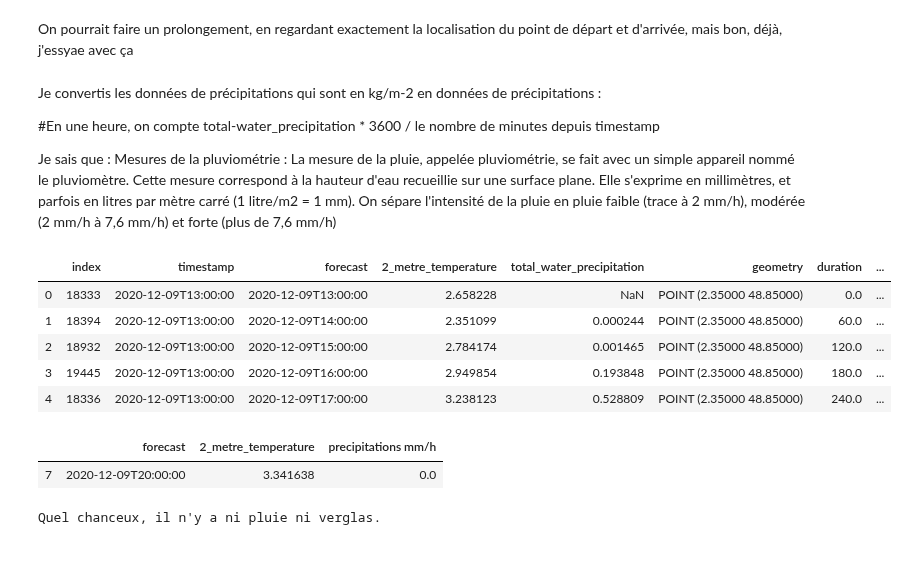
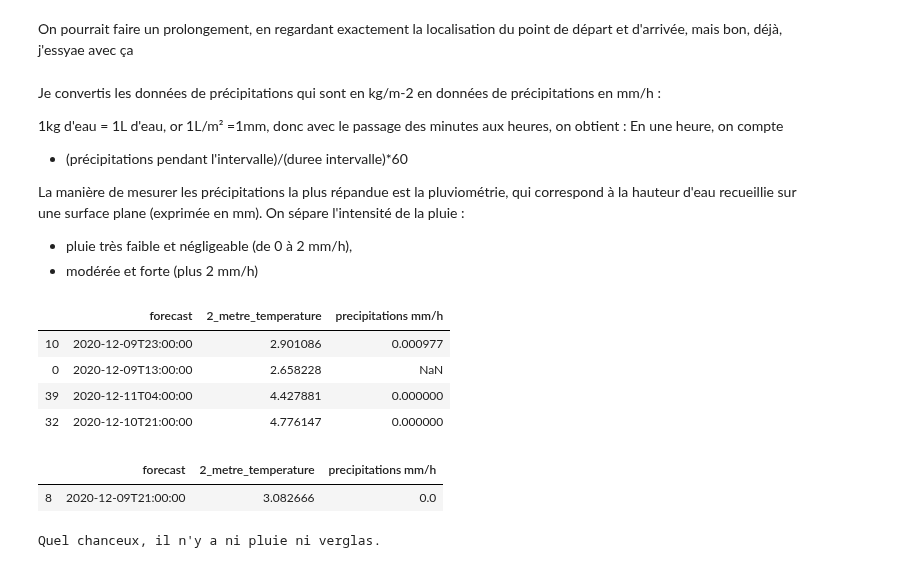
Before and after one commit to ImaneFa/Projet_Python, a Jupyter notebook: prolongement_meteo.ipynb, the cells around one changed output. Drawn from its saved outputs; the diff is of its cells as text; code cells hidden in the pictures.

```diff
--- a/prolongement_meteo.ipynb
+++ b/prolongement_meteo.ipynb
@@ -76,19 +76,28 @@ meteo_idf2.sample(3)
 # %% [markdown]
 On pourrait faire un prolongement, en regardant exactement la localisation du point de départ et d'arrivée, mais bon, déjà, j'essyae avec ça
+# %%
+for i in range(1,len(meteo_idf2)):
+    meteo_idf2.loc[i, 'duree_intervalle'] = meteo_idf2.loc[i,'duration']-meteo_idf2.loc[i-1,'duration']
+#Les intervalles sont souvent d'1h, mais parfois réalisés avec 2h
 # %% [markdown]
-Je convertis les données de précipitations qui sont en kg/m-2 en données de précipitations :
+Je convertis les données de précipitations qui sont en kg/m-2 en données de précipitations en mm/h :
 
-#En une heure, on compte total-water_precipitation * 3600 / le nombre de minutes depuis timestamp
+1kg d'eau = 1L d'eau, or 1L/m² =1mm, donc avec le passage des minutes aux heures, on obtient :
+En une heure, on compte
+- (précipitations pendant l'intervalle)/(duree intervalle)*60
 
-Je sais que : Mesures de la pluviométrie :  La mesure de la pluie, appelée pluviométrie, se fait avec un simple appareil nommé le pluviomètre. Cette mesure correspond à la hauteur d'eau recueillie sur une surface plane. Elle s'exprime en millimètres, et parfois en litres par mètre carré (1 litre/m2 = 1 mm). On sépare l'intensité de la pluie en pluie faible (trace à 2 mm/h), modérée (2 mm/h à 7,6 mm/h) et forte (plus de 7,6 mm/h)
+La manière de mesurer les précipitations la plus répandue est la pluviométrie, qui correspond à la hauteur d'eau recueillie sur une surface plane (exprimée en mm).
+On sépare l'intensité de la pluie :
+- pluie très faible et négligeable  (de 0 à 2 mm/h),
+- modérée et forte (plus 2 mm/h)
 # %%
-meteo_idf2["precipitations mm/h"] = ((meteo_idf2["diff_precipitation"])/(meteo_idf2["duration"]))*60
+meteo_idf2["precipitations mm/h"] = ((meteo_idf2["diff_precipitation"])/(meteo_idf2["duree_intervalle"]))*60
 ##A vérifier
-meteo_idf2.sort_values('forecast').head(5)
+meteo_idf3 = meteo_idf2[['forecast', '2_metre_temperature','precipitations mm/h']]
+meteo_idf3.sort_values('forecast').sample(4)
 # %% [output]
-|  | index | timestamp | forecast | 2_metre_temperature | total_water_precipitation | geometry | duration | ... |
-| 0 | 18333 | 2020-12-09T13:00:00 | 2020-12-09T13:00:00 | 2.658228 | NaN | POINT (2.35000 48.85000) | 0.0 | ... |
-| 1 | 18394 | 2020-12-09T13:00:00 | 2020-12-09T14:00:00 | 2.351099 | 0.000244 | POINT (2.35000 48.85000) | 60.0 | ... |
-| 2 | 18932 | 2020-12-09T13:00:00 | 2020-12-09T15:00:00 | 2.784174 | 0.001465 | POINT (2.35000 48.85000) | 120.0 | ... |
-| 3 | 19445 | 2020-12-09T13:00:00 | 2020-12-09T16:00:00 | 2.949854 | 0.193848 | POINT (2.35000 48.85000) | 180.0 | ... |
-| 4 | 18336 | 2020-12-09T13:00:00 | 2020-12-09T17:00:00 | 3.238123 | 0.528809 | POINT (2.35000 48.85000) | 240.0 | ... |
+|  | forecast | 2_metre_temperature | precipitations mm/h |
+| 10 | 2020-12-09T23:00:00 | 2.901086 | 0.000977 |
+| 0 | 2020-12-09T13:00:00 | 2.658228 | NaN |
+| 39 | 2020-12-11T04:00:00 | 4.427881 | 0.000000 |
+| 32 | 2020-12-10T21:00:00 | 4.776147 | 0.000000 |
@@ -101,7 +107,7 @@ meteo_idf_temps_reel = meteo_idf2.loc[meteo_idf2['forecast'] <= DateTime][['fore
 meteo_idf_temps_reel
 # %% [output]
 |  | forecast | 2_metre_temperature | precipitations mm/h |
-| 7 | 2020-12-09T20:00:00 | 3.341638 | 0.0 |
+| 8 | 2020-12-09T21:00:00 | 3.082666 | 0.0 |
 # %%
 if meteo_idf_temps_reel['precipitations mm/h'].item()> 2.000 and (meteo_idf_temps_reel['2_metre_temperature'].item() > -1 or meteo_idf_temps_reel['2_metre_temperature'].item()) < 1:
     print('Attention il pleut et il y a peut-être du verglas sur la chaussée.')
```
Also changed, not shown: parts of 4 cells of this notebook.
